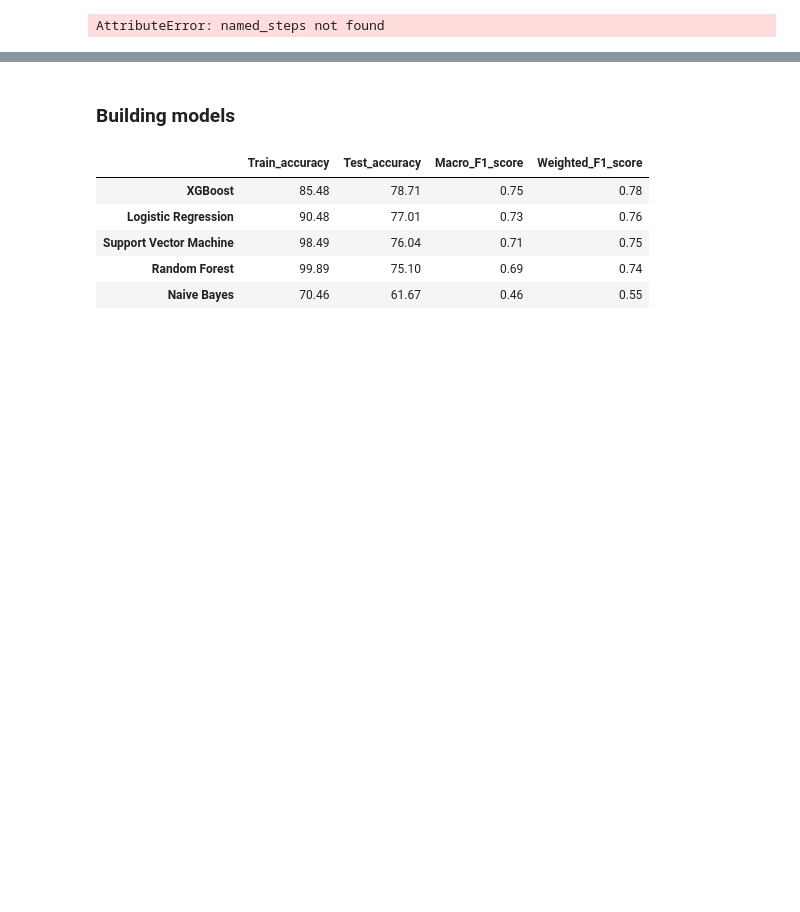
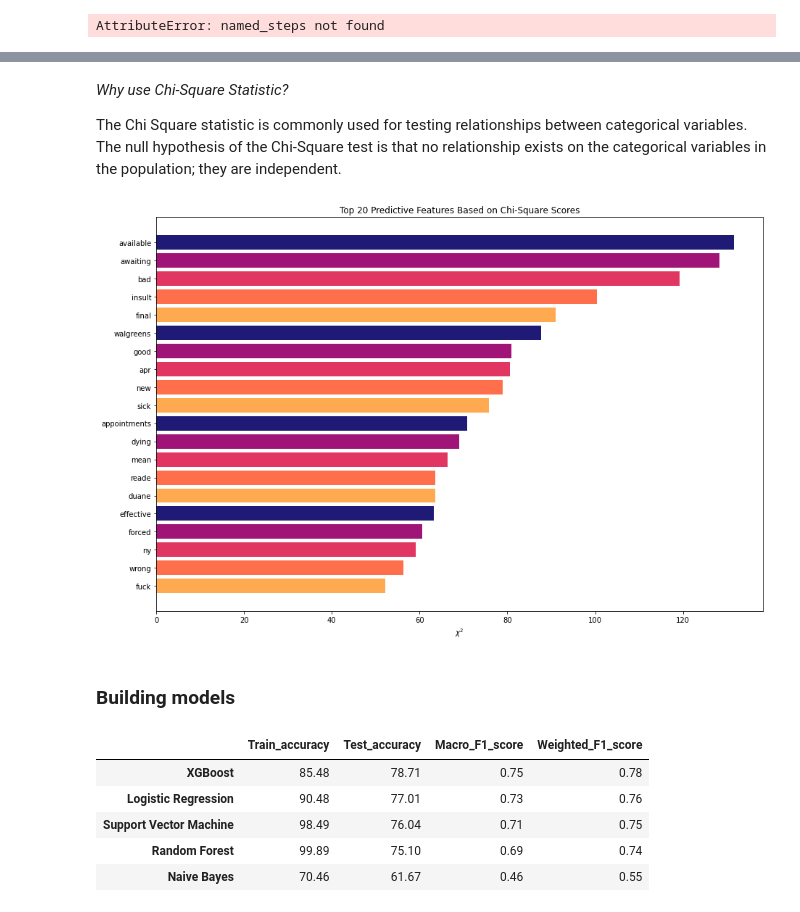
Before and after one commit to cassnutt/worldwide_covid19_vaccines, a Jupyter notebook: Twitter Workbook.ipynb, the cells around one changed output, grey strips where cells are left out. Drawn from its saved outputs; the diff is of its cells as text; code cells hidden in the pictures; blank space fills up the shorter version.

```diff
--- a/Twitter Workbook.ipynb
+++ b/Twitter Workbook.ipynb
@@ -862,3 +924,34 @@ AttributeError: get_feature_names not found
+# %%
+from sklearn.feature_selection import chi2
+def plot_most_predictive_features(vectorizer):
+    x_train = vectorizer.fit_transform(X_train)
+    x_test = vectorizer.transform(X_test)
+    chi2_score = chi2(x_train, y_train)[0]
+
+    scores = list(zip(vectorizer.get_feature_names(), chi2_score))
+    wchi2 = sorted(scores, key=lambda x:x[1])
+    #pick top 20
+    top_chi2 = list(zip(*wchi2[-20:]))
+
+#     colors = ['#1e1a75', '#a11477', '#e13661', '#ff6f4b', '#ffa951']
+    colors = ['#ffa951', '#ff6f4b', '#e13661', '#a11477', '#1e1a75']
+
+    # plot
+    plt.figure(figsize=(15,10))
+    x = range(len(top_chi2[1]))
+    labels = top_chi2[0]
+    plt.barh(x,top_chi2[1], align='center', color = colors)
+    plt.yticks(x, labels)
+    plt.xlabel('$\chi^2$')
+    plt.title('Top 20 Predictive Features Based on Chi-Square Scores')
+# %% [markdown]
+_Why use Chi-Square Statistic?_
+
+The Chi Square statistic is commonly used for testing relationships between categorical variables.  The null hypothesis of the Chi-Square test is that no relationship exists on the categorical variables in the population; they are independent.
+# %%
+plot_most_predictive_features(tfidf_vect)
+# %% [output]
+[figure, added]
 # %% [markdown]
 ### Building models
 # %%
```
Also changed, not shown: parts of 12 cells of this notebook, 2 other files.
